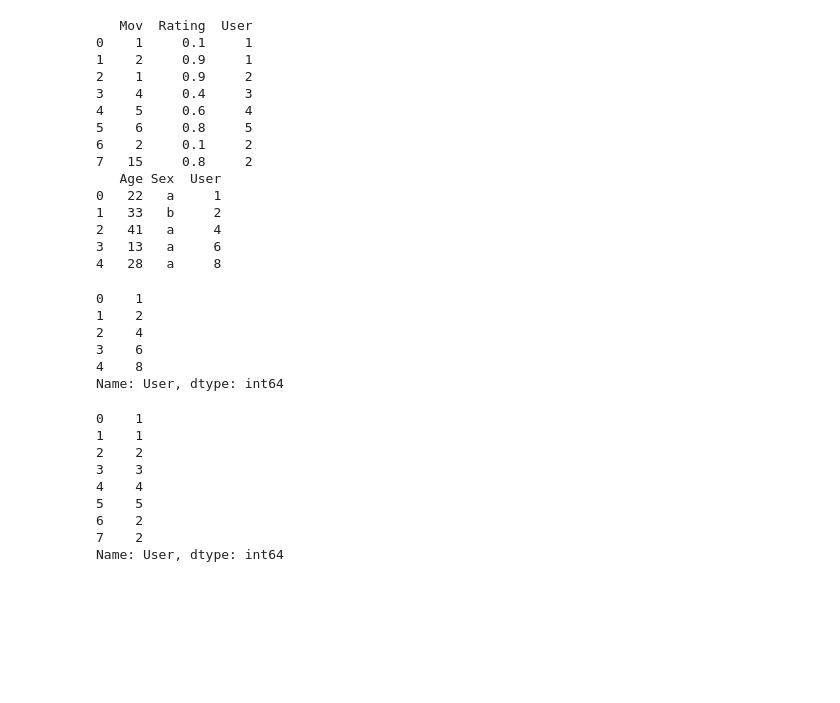
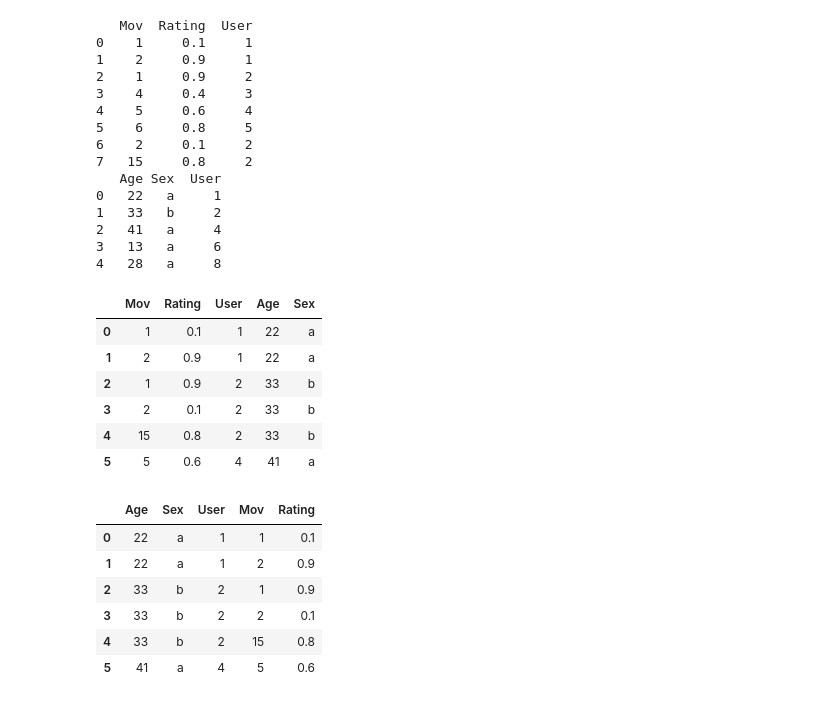
Before and after one commit to Ralleg314/TNUI, a Jupyter notebook: 2.NUI_numpy-pandas.ipynb, the cells around one changed output. Drawn from its saved outputs; the diff is of its cells as text; code cells hidden in the pictures; blank space fills up the shorter version.

```diff
--- a/2.NUI_numpy-pandas.ipynb
+++ b/2.NUI_numpy-pandas.ipynb
@@ -751,24 +751,23 @@ print df
 2   41   a     4
 3   13   a     6
 4   28   a     8
-# %%
-df['User']
-# %% [output]
-0    1
-1    2
-2    4
-3    6
-4    8
-Name: User, dtype: int64
-# %%
-dg['User']
-# %% [output]
-0    1
-1    1
-2    2
-3    3
-4    4
-5    5
-6    2
-7    2
-Name: User, dtype: int64
+# %%
+dg.merge(df)
+# %% [output]
+|  | Mov | Rating | User | Age | Sex |
+| 0 | 1 | 0.1 | 1 | 22 | a |
+| 1 | 2 | 0.9 | 1 | 22 | a |
+| 2 | 1 | 0.9 | 2 | 33 | b |
+| 3 | 2 | 0.1 | 2 | 33 | b |
+| 4 | 15 | 0.8 | 2 | 33 | b |
+| 5 | 5 | 0.6 | 4 | 41 | a |
+# %%
+df.merge(dg)
+# %% [output]
+|  | Age | Sex | User | Mov | Rating |
+| 0 | 22 | a | 1 | 1 | 0.1 |
+| 1 | 22 | a | 1 | 2 | 0.9 |
+| 2 | 33 | b | 2 | 1 | 0.9 |
+| 3 | 33 | b | 2 | 2 | 0.1 |
+| 4 | 33 | b | 2 | 15 | 0.8 |
+| 5 | 41 | a | 4 | 5 | 0.6 |
```
Also changed, not shown: parts of 4 cells of this notebook.
